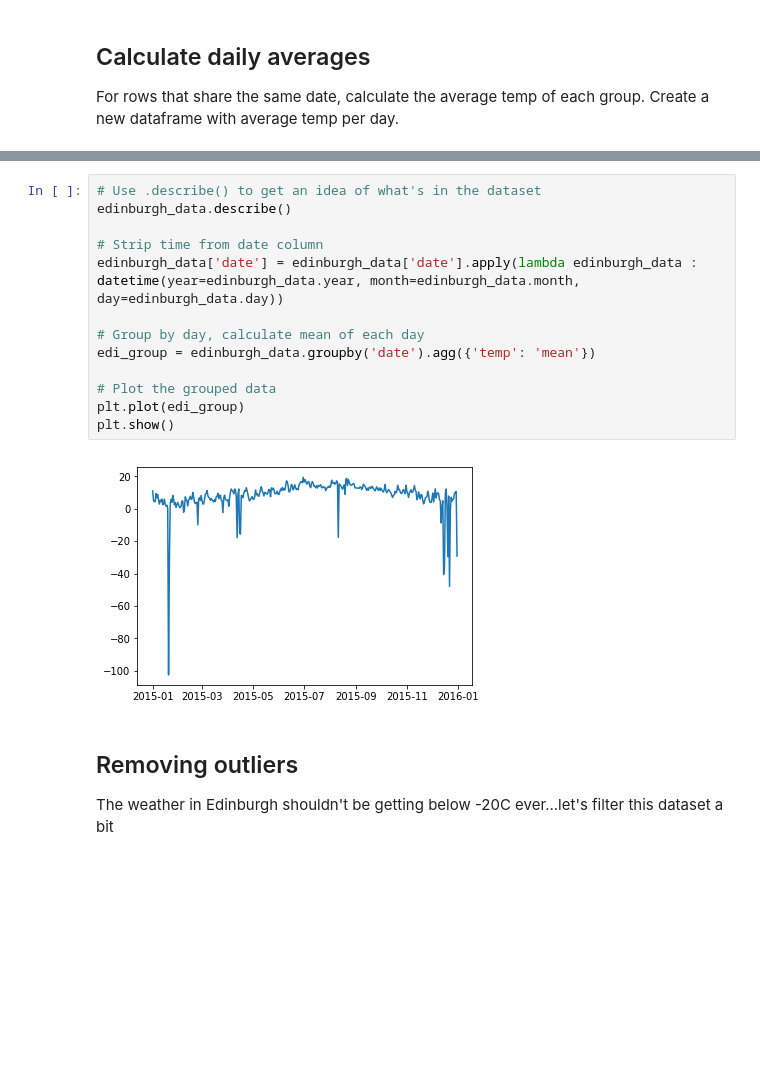
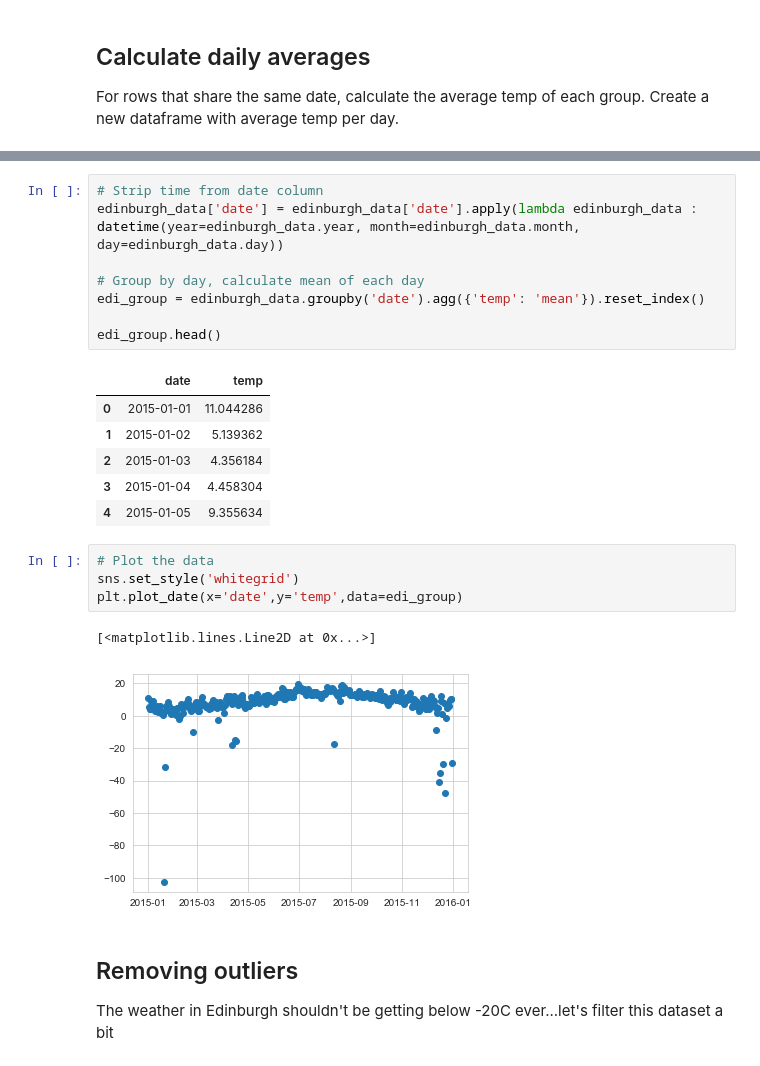
Before and after one commit to a-epstein/temp_converter, a Jupyter notebook: weather_analysis.ipynb, the cells around one changed output, grey strips where cells are left out. Drawn from its saved outputs; the diff is of its cells as text; blank space fills up the shorter version.

```diff
--- a/weather_analysis.ipynb
+++ b/weather_analysis.ipynb
@@ -53,19 +70,26 @@ For rows that share the same date, calculate the average temp of each group. Cre
 # %%
-# Use .describe() to get an idea of what's in the dataset
-edinburgh_data.describe()
-
 # Strip time from date column
 edinburgh_data['date'] = edinburgh_data['date'].apply(lambda edinburgh_data :
 datetime(year=edinburgh_data.year, month=edinburgh_data.month, day=edinburgh_data.day))
 
 # Group by day, calculate mean of each day
-edi_group = edinburgh_data.groupby('date').agg({'temp': 'mean'})
+edi_group = edinburgh_data.groupby('date').agg({'temp': 'mean'}).reset_index()
 
-# Plot the grouped data
-plt.plot(edi_group)
-plt.show()
+edi_group.head()
 # %% [output]
-[figure, removed]
+|  | date | temp |
+| 0 | 2015-01-01 | 11.044286 |
+| 1 | 2015-01-02 | 5.139362 |
+| 2 | 2015-01-03 | 4.356184 |
+| 3 | 2015-01-04 | 4.458304 |
+| 4 | 2015-01-05 | 9.355634 |
+# %%
+# Plot the data
+sns.set_style('whitegrid')
+plt.plot_date(x='date',y='temp',data=edi_group)
+# %% [output]
+[<matplotlib.lines.Line2D at 0x...>]
+[figure, added]
 # %% [markdown]
 ## Removing outliers
 
```
Also changed, not shown: parts of 11 cells of this notebook.
